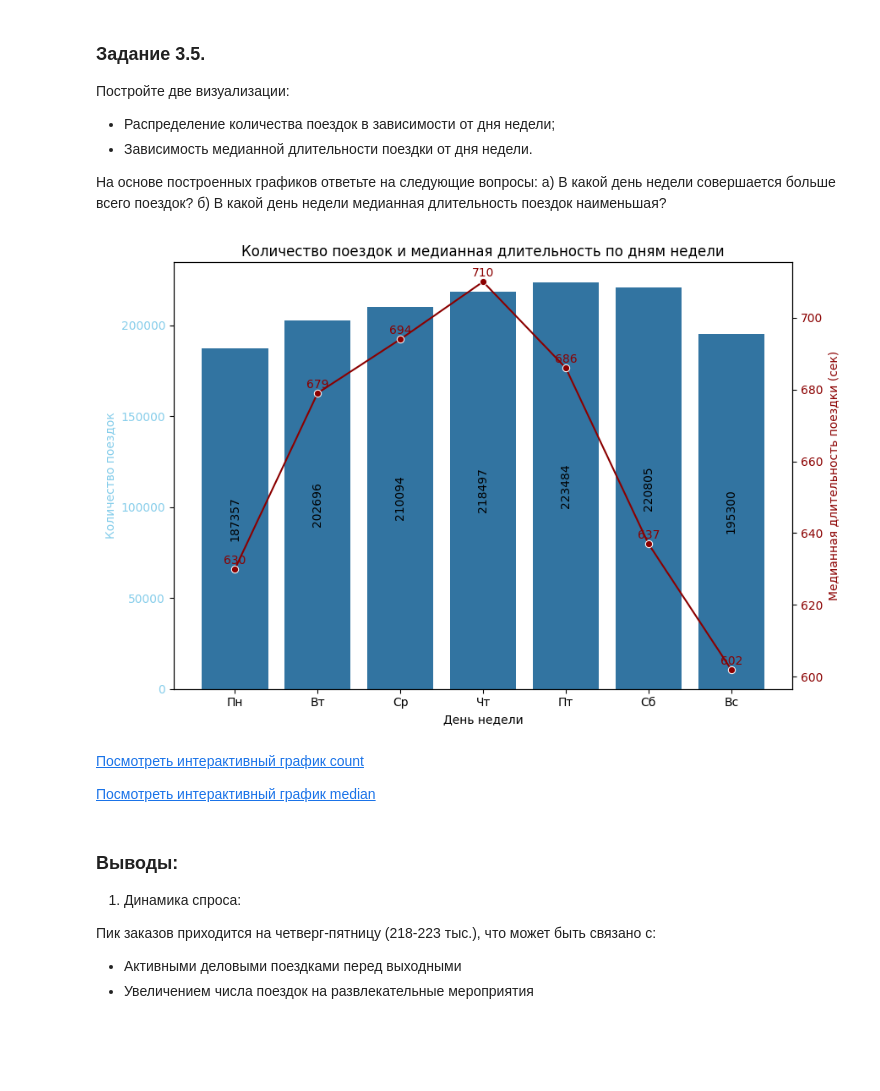
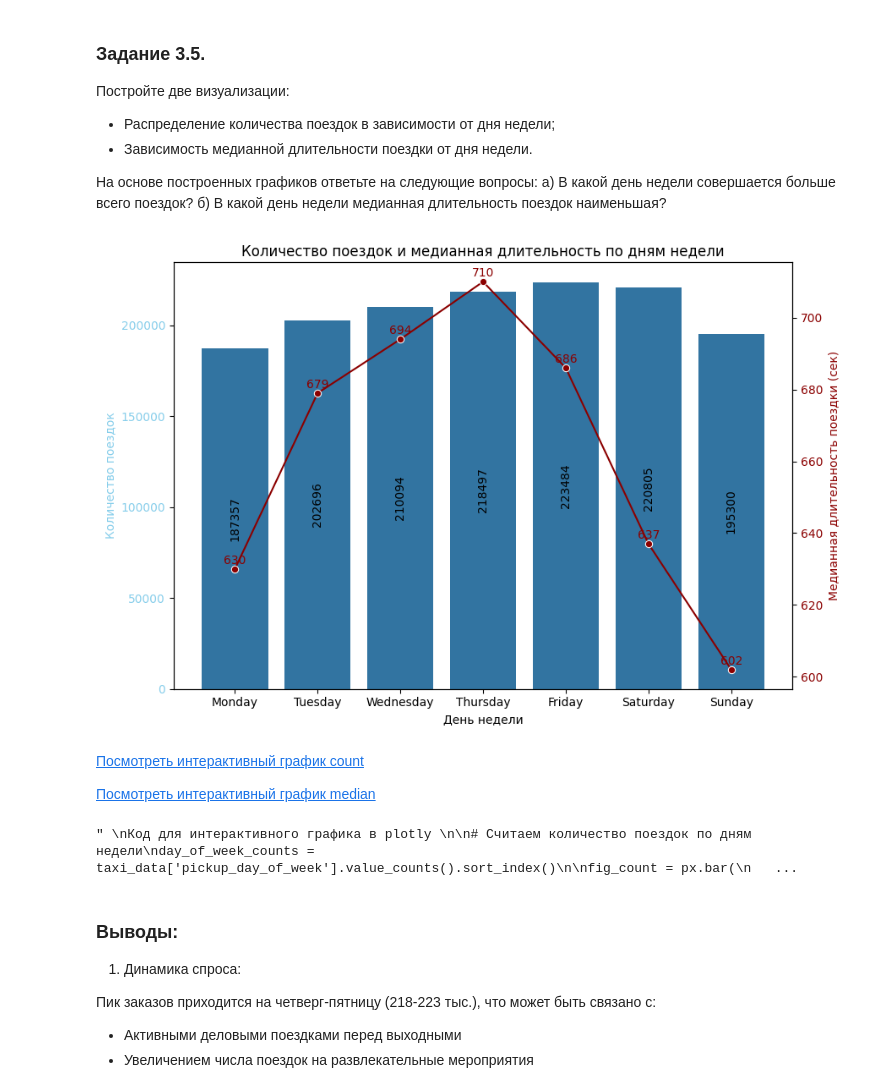
Before and after one commit to dafe1988/SF-DSPR-174, a Jupyter notebook: PROJECT_5_ Regression/Project-5._Fesenko.ipynb, the cells around one changed output. Cells and saved outputs as stored; diff of their text form; code cells hidden in the pictures; blank space fills up the shorter version.

```diff
--- a/PROJECT_5_ Regression/Project-5._Fesenko.ipynb
+++ b/PROJECT_5_ Regression/Project-5._Fesenko.ipynb
@@ -155,7 +156,6 @@ print(f"Минимальная продолжительность поездки
 б) Сколько поездок в среднем совершается в день? Ответ округлите до целого
 # %%
 # ваш код здесь
-# 1. Функция
 def add_datetime_features(df):
     """Функция добавления временных признаков
 
@@ -167,14 +167,15 @@ def add_datetime_features(df):
     """
     df['pickup_date'] = df['pickup_datetime'].dt.date
     df['pickup_hour'] = df['pickup_datetime'].dt.hour
-    df['pickup_day_of_week'] = df['pickup_datetime'].dt.dayofweek
+    df['pickup_day_of_week'] = df['pickup_datetime'].dt.day_name()
     return df
 
 # 2. Применяем
 taxi_data = add_datetime_features(taxi_data)
+print(taxi_data['pickup_day_of_week'].unique())
 
 # 3. Считаем поездки в субботу
-saturday_rides = taxi_data[taxi_data['pickup_day_of_week'] == 5].shape[0]
+saturday_rides = taxi_data[taxi_data['pickup_day_of_week'] == 'Saturday'].shape[0]
 print("Количество поездок в субботу:", saturday_rides)
 
 # 4. Среднее за день
@@ -918,18 +928,25 @@ fig_median.show()
 б) В какой день недели медианная длительность поездок наименьшая?
 # %%
 # ваш код здесь
-# Считаем количество поездок по дням недели
-day_of_week_counts = taxi_data['pickup_day_of_week'].value_counts().sort_index()
+# Считаем количество поездок по дням недели (словами)
+day_of_week_counts = taxi_data['pickup_day_of_week'].value_counts()
+
+# Чтобы дни недели были в правильном порядке
+day_order = ['Monday', 'Tuesday', 'Wednesday', 'Thursday', 'Friday', 'Saturday', 'Sunday']
+
+day_of_week_counts = day_of_week_counts.reindex(day_order)
 
 # Считаем медиану по дням недели
-day_of_week_median_duration = taxi_data.groupby('pickup_day_of_week')['trip_duration'].median().reset_index()
+day_of_week_median_duration = (
+    taxi_data.groupby('pickup_day_of_week')['trip_duration']
+    .median()
+    .reindex(day_order)
+    .reset_index()
+)
 
-day_labels = ['Пн', 'Вт', 'Ср', 'Чт', 'Пт', 'Сб', 'Вс']
-
-# График
 fig, ax1 = plt.subplots(figsize=(9, 6))
 
-# === Барчарт ===
+# Барчарт
 bars = sns.barplot(
     x=day_of_week_counts.index,
     y=day_of_week_counts.values,
@@ -950,46 +967,41 @@ for bar, label in zip(bars.patches, day_of_week_counts.values):
         fontsize=10
     )
 
-# Заменим метки оси X на слова
-ax1.set_xticks(range(7))
-ax1.set_xticklabels(day_labels)
-
 ax1.set_xlabel('День недели')
 ax1.set_ylabel('Количество поездок', color='skyblue')
 ax1.tick_params(axis='y', labelcolor='skyblue')
 
-# === Линия медианы ===
+# Линия медианы
 ax2 = ax1.twinx()
 sns.lineplot(
     data=day_of_week_median_duration,
     x='pickup_day_of_week',
     y='trip_duration',
     marker='o',
     color='darkred',
     ax=ax2
 )
 
 # Подписи медианы над точками
 for x, y in zip(day_of_week_median_duration['pickup_day_of_week'], day_of_week_median_duration['trip_duration']):
     ax2.text(
         x,
         y + max(day_of_week_median_duration['trip_duration']) * 0.001,
         f'{int(y)}',
         ha='center',
         va='bottom',
         fontsize=10,
         color='darkred'
     )
 
 ax2.set_ylabel('Медианная длительность поездки (сек)', color='darkred')
 ax2.tick_params(axis='y', labelcolor='darkred')
 
 plt.title('Количество поездок и медианная длительность по дням недели')
-plt.xticks(range(0, 7, 1))  # дни недели: 0, 1, 2, ...
 plt.tight_layout()
 plt.show()
 # %% [output]
-[figure, old version]
+[figure, new version]
 # %% [markdown]
 [Посмотреть интерактивный график count](https://dafe1988.github.io/SF-DSPR-174/PROJECT_5_%20Regression/plotly/fig_count_3_5.html)
 
@@ -1035,6 +1047,8 @@ fig_median.update_xaxes(
 )
 fig_median.show()
 '''
+# %% [output]
+" \nКод для интерактивного графика в plotly \n\n# Считаем количество поездок по дням недели\nday_of_week_counts = taxi_data['pickup_day_of_week'].value_counts().sort_index()\n\nfig_count = px.bar(\n   ...
 # %% [markdown]
 ### Выводы:
 
```
Also changed, not shown: parts of 53 cells of this notebook, 1 other file.
